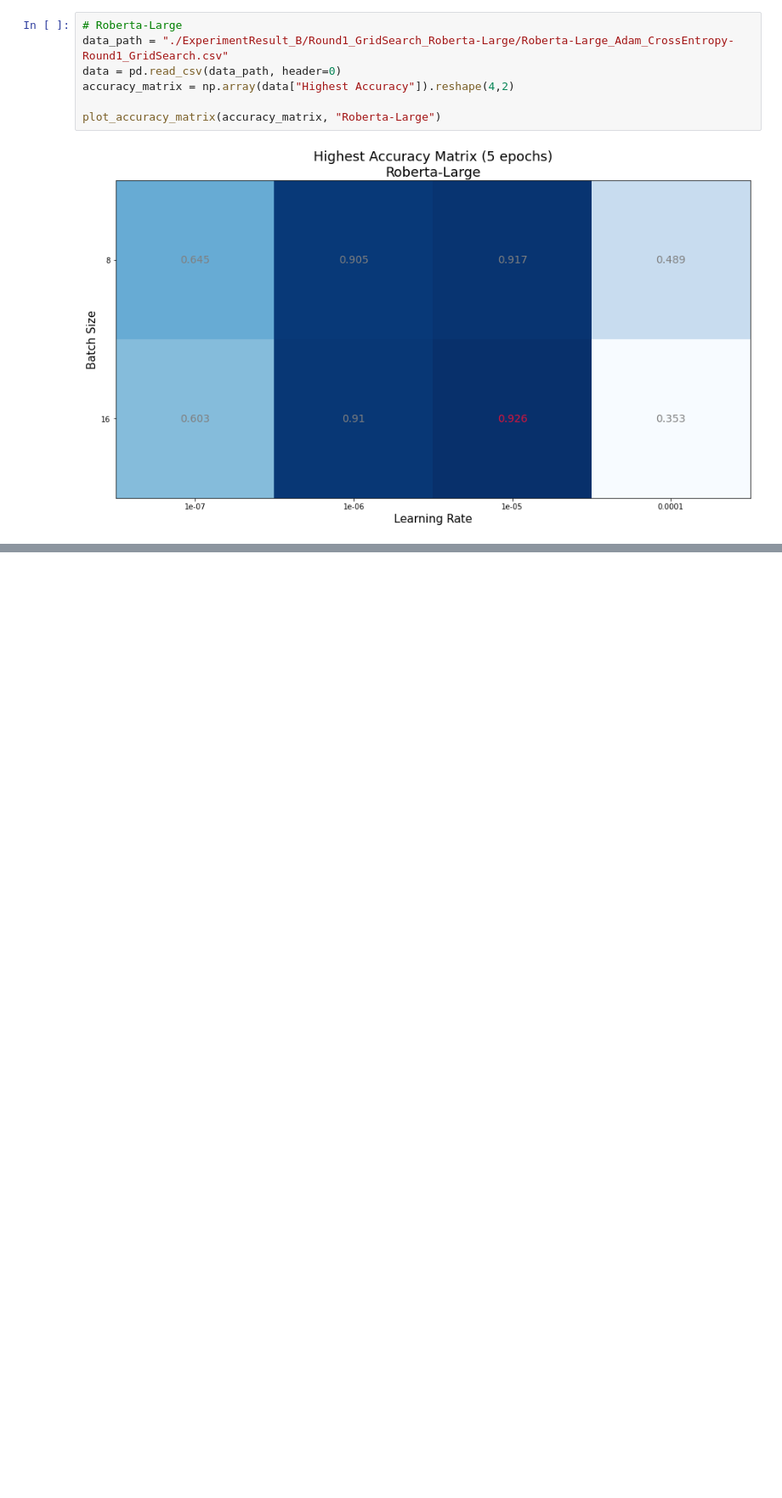
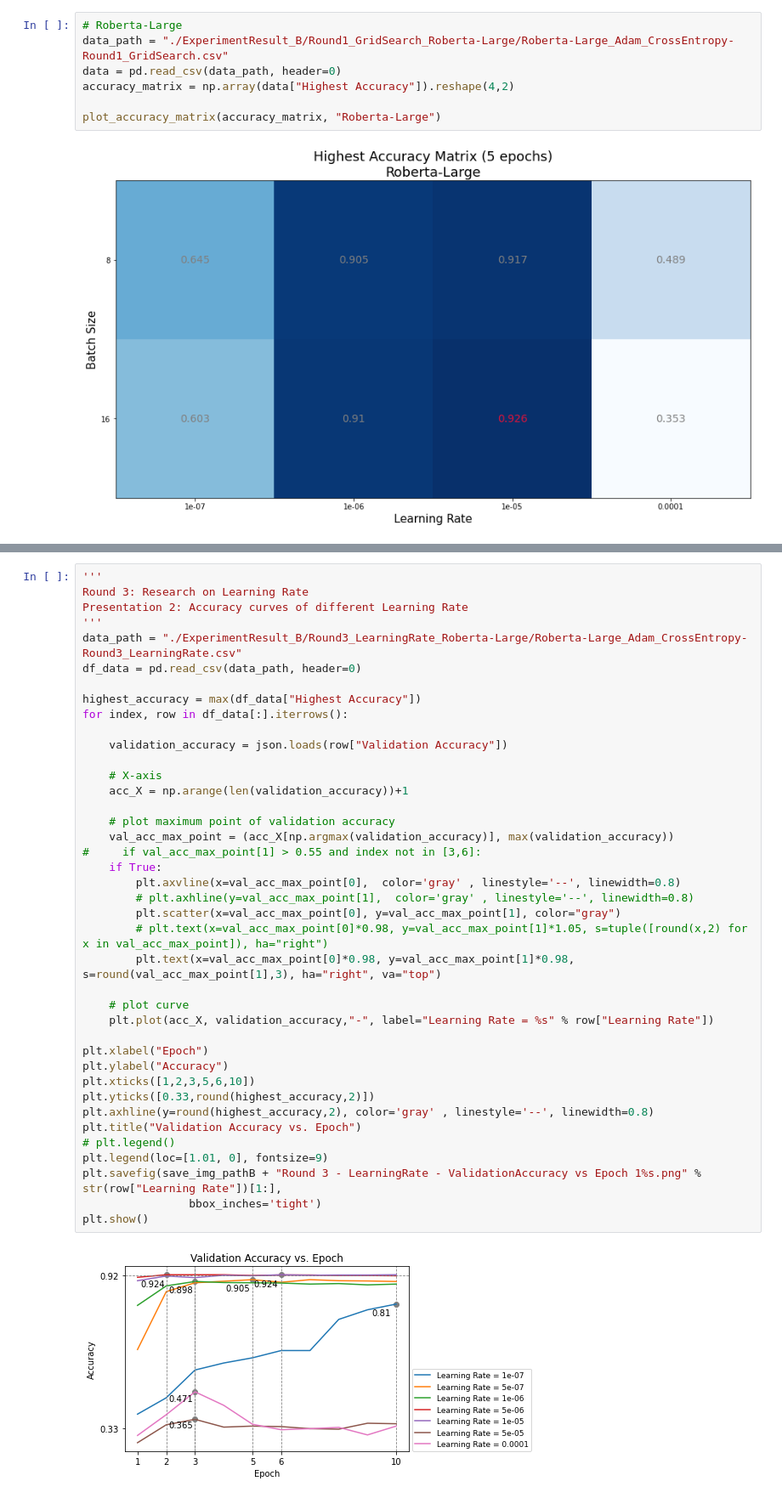
Before and after one commit to LetianLee/MSc-Project-SemEval2020-Task4, a Jupyter notebook: MSc Project/Experiment/Experiment Workflow.ipynb, the cells around one changed output, grey strips where cells are left out. Shown at 85% size. Drawn from its saved outputs; the diff is of its cells as text; blank space fills up the shorter version.

```diff
--- a/MSc Project/Experiment/Experiment Workflow.ipynb
+++ b/MSc Project/Experiment/Experiment Workflow.ipynb
@@ -643,0 +748,42 @@ plt.show()
+# %%
+'''
+Round 3: Research on Learning Rate
+Presentation 2: Accuracy curves of different Learning Rate
+'''
+data_path = "./ExperimentResult_B/Round3_LearningRate_Roberta-Large/Roberta-Large_Adam_CrossEntropy-Round3_LearningRate.csv"
+df_data = pd.read_csv(data_path, header=0)
+
+highest_accuracy = max(df_data["Highest Accuracy"])
+for index, row in df_data[:].iterrows():
+
+    validation_accuracy = json.loads(row["Validation Accuracy"])
+
+    # X-axis
+    acc_X = np.arange(len(validation_accuracy))+1
+
+    # plot maximum point of validation accuracy
+    val_acc_max_point = (acc_X[np.argmax(validation_accuracy)], max(validation_accuracy))
+#     if val_acc_max_point[1] > 0.55 and index not in [3,6]:
+    if True:
+        plt.axvline(x=val_acc_max_point[0],  color='gray' , linestyle='--', linewidth=0.8)
+        # plt.axhline(y=val_acc_max_point[1],  color='gray' , linestyle='--', linewidth=0.8)
+        plt.scatter(x=val_acc_max_point[0], y=val_acc_max_point[1], color="gray")
+        # plt.text(x=val_acc_max_point[0]*0.98, y=val_acc_max_point[1]*1.05, s=tuple([round(x,2) for x in val_acc_max_point]), ha="right")
+        plt.text(x=val_acc_max_point[0]*0.98, y=val_acc_max_point[1]*0.98, s=round(val_acc_max_point[1],3), ha="right", va="top")
+
+    # plot curve
+    plt.plot(acc_X, validation_accuracy,"-", label="Learning Rate = %s" % row["Learning Rate"])
+
+plt.xlabel("Epoch")
+plt.ylabel("Accuracy")
+plt.xticks([1,2,3,5,6,10])
+plt.yticks([0.33,round(highest_accuracy,2)])
+plt.axhline(y=round(highest_accuracy,2), color='gray' , linestyle='--', linewidth=0.8)
+plt.title("Validation Accuracy vs. Epoch")
+# plt.legend()
+plt.legend(loc=[1.01, 0], fontsize=9)
+plt.savefig(save_img_pathB + "Round 3 - LearningRate - ValidationAccuracy vs Epoch 1%s.png" % str(row["Learning Rate"])[1:],
+                bbox_inches='tight')
+plt.show()
+# %% [output]
+[figure, added]
```
Also changed, not shown: parts of 18 cells of this notebook, 40 other files.
